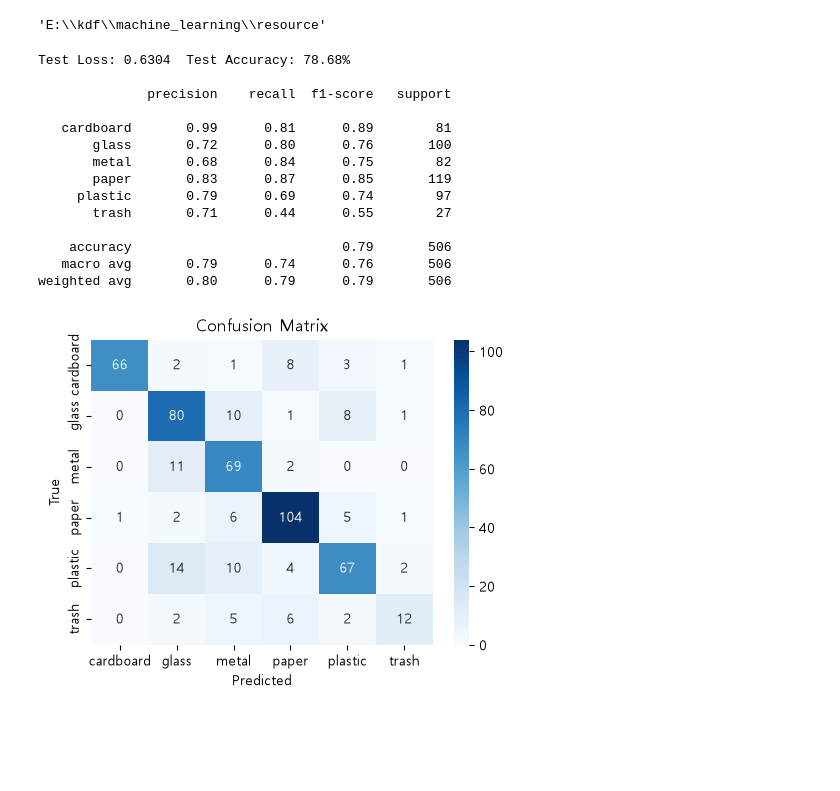
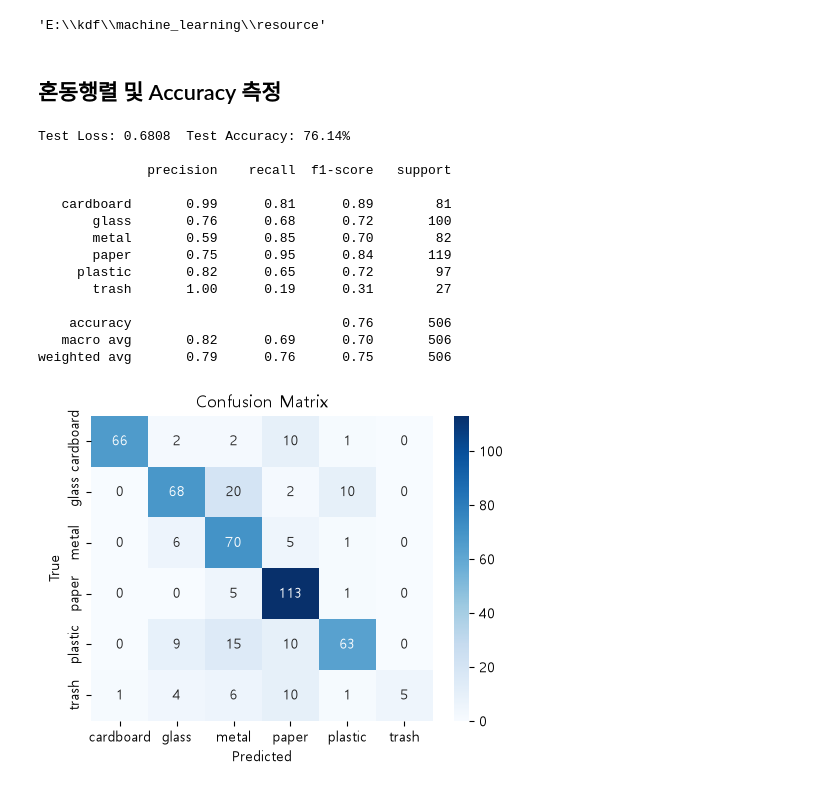
Before and after one commit to Bucheo/machine_learning, a Jupyter notebook: ncs_딥러닝_박지호.ipynb, the cells around one changed output. Saved outputs shown, nothing was run; the diff lists cells and outputs as text; code cells hidden in the pictures; blank space fills up the shorter version.

```diff
--- a/ncs_딥러닝_박지호.ipynb
+++ b/ncs_딥러닝_박지호.ipynb
@@ -187,8 +216,8 @@ for param in model.parameters():
 # %%
-model.fc = nn.Sequential(
+base_model.fc = nn.Sequential(
     nn.Linear(512, 128),
     nn.ReLU(),
-    nn.Dropout(0.3),
+    nn.Dropout(0.3, inplace=False),
     nn.Linear(128, 6),
 ).to(device)
 # %%
@@ -318,53 +347,70 @@ history = train_model_multiclass(
 base_path
 # %% [output]
 'E:\\kdf\\machine_learning\\resource'
+# %%
+model_name = "Resnet-Multiclass"
+best_model_path = os.path.join(base_path, "weights", model_name, "best_model.pth")
+
+# 가중치 없이 best_model만 가져오기
+res_model = models.resnet18(weights=None)
+
+res_model.fc = nn.Sequential(
+    nn.Linear(512, 128),
+    nn.ReLU(),
+    nn.Dropout(0.3),
+    nn.Linear(128, 6)
+)
+
+res_model.load_state_dict(torch.load(best_model_path, map_location=device))
+res_model = res_model.to(device)
+# %% [markdown]
+## 혼동행렬 및 Accuracy 측정
 # %%
-# [추가] 최종 평가 - test 셋은 여기서 처음, 그리고 한 번만 사용
-model.eval()
+res_model.eval()
 
-y_true_all = []
-y_pred_all = []
+y_true = []
+y_pred = []
+y_prob = []
 
 with torch.no_grad():
-    for batch_imgs, batch_labels in test_dataloader:
-        outputs = model(batch_imgs.to(device))
+    for batch_imgs, batch_labels in val_dataloader:
+        outputs = res_model(batch_imgs.to(device))
+        probs = F.softmax(outputs, dim=1)
         _, batch_preds = outputs.max(1)
-        y_pred_all.extend(batch_preds.cpu().tolist())
-        y_true_all.extend(batch_labels.tolist())
+        y_pred.extend(batch_preds.cpu().tolist())
+        y_true.extend(batch_labels.tolist())
+        y_prob.append(probs.cpu())
 
-test_loss, test_acc = evaluate_multiclass(model, test_dataloader, criterion, device)
-print(f"Test Loss: {test_loss:.4f}  Test Accuracy: {test_acc:.2f}%\n")
+val_loss, val_acc = evaluate_multiclass(res_model, val_dataloader, criterion, device)
+print(f"Test Loss: {val_loss:.4f}  Test Accuracy: {val_acc:.2f}%\n")
 
-# [추가] 클래스별 정밀도/재현율 - 정확도 숫자 하나로는 어떤 도형을 틀리는지 알 수 없다
 target_names = [class_dict[i] for i in range(len(class_dict))]
-print(classification_report(y_true_all, y_pred_all, target_names=target_names))
+print(classification_report(y_true, y_pred, target_names=target_names))
 
-# [추가] 혼동 행렬 - 어떤 클래스를 어떤 클래스로 착각하는지
-cm = confusion_matrix(y_true_all, y_pred_all)
+cm = confusion_matrix(y_true, y_pred)
 
 plt.figure(figsize=(5, 4))
-sns.heatmap(cm, annot=True, fmt="d", cmap="Blues",
-            xticklabels=target_names, yticklabels=target_names)
+sns.heatmap(cm, annot=True, fmt="d", cmap="Blues", xticklabels=target_names, yticklabels=target_names)
 plt.xlabel("Predicted")
 plt.ylabel("True")
 plt.title("Confusion Matrix")
 
 plt.tight_layout()
 plt.show()
 # %% [output]
-Test Loss: 0.6304  Test Accuracy: 78.68%
+Test Loss: 0.6808  Test Accuracy: 76.14%
 
               precision    recall  f1-score   support
 
    cardboard       0.99      0.81      0.89        81
-       glass       0.72      0.80      0.76       100
-       metal       0.68      0.84      0.75        82
-       paper       0.83      0.87      0.85       119
-     plastic       0.79      0.69      0.74        97
-       trash       0.71      0.44      0.55        27
+       glass       0.76      0.68      0.72       100
+       metal       0.59      0.85      0.70        82
+       paper       0.75      0.95      0.84       119
+     plastic       0.82      0.65      0.72        97
+       trash       1.00      0.19      0.31        27
 
-    accuracy                           0.79       506
-   macro avg       0.79      0.74      0.76       506
-weighted avg       0.80      0.79      0.79       506
+    accuracy                           0.76       506
+   macro avg       0.82      0.69      0.70       506
+weighted avg       0.79      0.76      0.75       506
-[figure, old version]
+[figure, new version]
 # %%
```
Also changed, not shown: parts of 15 cells of this notebook, 2 other files.
